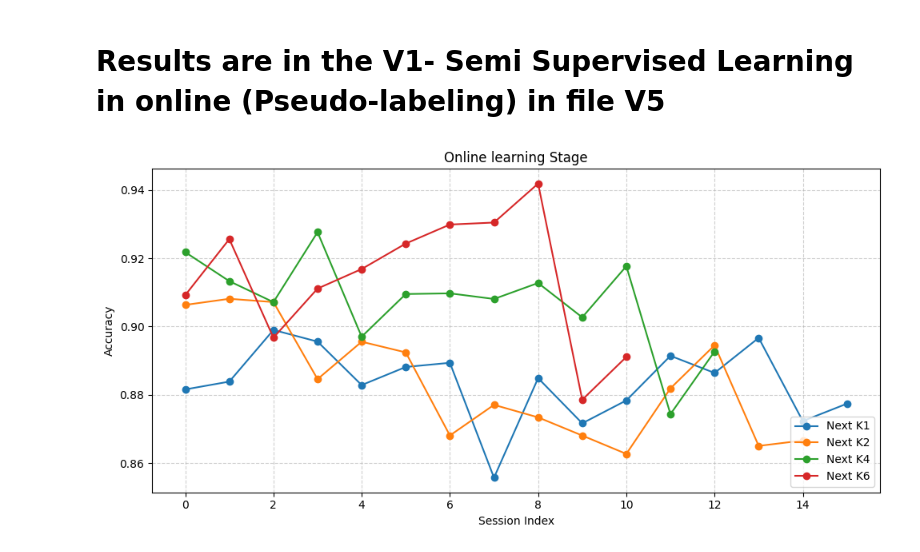
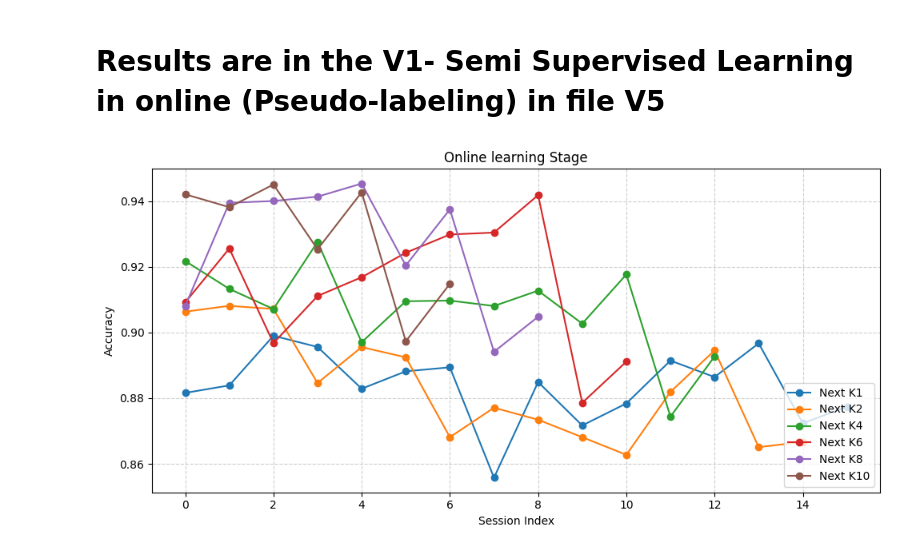
Before and after one commit to Hunminlee/Neural_Computing_Interface_MindForce, a Jupyter notebook: V6 Paper/Online gesture - Subsection 2/All_subjects.ipynb, the cells around one changed output. Cells and saved outputs as stored; diff of their text form; code cells hidden in the pictures.

```diff
--- a/V6 Paper/Online gesture - Subsection 2/All_subjects.ipynb
+++ b/V6 Paper/Online gesture - Subsection 2/All_subjects.ipynb
@@ -136,30 +164,36 @@ M_Next_Session_Test_Acc_K4 = [0.9217755794525146, 0.913288950920105, 0.907155275
 M_Same_Session_Test_Acc_K6 = [0.9085118770599365, 0.9049826264381409, 0.9212507009506226, 0.900696873664856, 0.9090909361839294, 0.9181184768676758, 0.9305153489112854,0.9321739077568054, 0.9274100065231323, 0.9334490895271301, 0.8670151233673096]
 M_Next_Session_Test_Acc_K6 = [0.9091830849647522, 0.9255934953689575, 0.8967470526695251, 0.9111175537109375, 0.9168360233306885, 0.924290657043457, 0.9298550486564636, 0.9304385781288147, 0.9418402910232544, 0.8785942196846008, 0.8911207914352417]
 
+M_Same_Session_Test_Acc_K8 = [0.9374638199806213, 0.9117305278778076, 0.9444122910499573, 0.9448316097259521, 0.9438332319259644, 0.9472463726997375, 0.9250870943069458, 0.9293981194496155, 0.8937281966209412]
+M_Next_Session_Test_Acc_K8 = [0.9080743789672852, 0.9394904375076294, 0.9400580525398254, 0.9413723349571228, 0.9453623294830322, 0.9204182624816895, 0.9375, 0.8941330313682556, 0.9048035144805908]
+
+M_Same_Session_Test_Acc_K10 = [0.9195135831832886, 0.9448316097259521, 0.9386218786239624, 0.9472463726997375, 0.9303135871887207, 0.9479166865348816, 0.8989546895027161]
+M_Next_Session_Test_Acc_K10 = [0.9420899748802185, 0.9381875991821289, 0.9450724720954895, 0.9253557920455933, 0.9427083134651184, 0.8973278999328613, 0.9148471355438232]
+
 Minjeong = [M_Same_Session_Test_Acc_K1, M_Next_Session_Test_Acc_K1, M_Same_Session_Test_Acc_K2, M_Next_Session_Test_Acc_K2,
  M_Same_Session_Test_Acc_K4, M_Next_Session_Test_Acc_K4, M_Same_Session_Test_Acc_K6, M_Next_Session_Test_Acc_K6]
 
-Minjeong_Same = [M_Same_Session_Test_Acc_K1, M_Same_Session_Test_Acc_K2, M_Same_Session_Test_Acc_K4, M_Same_Session_Test_Acc_K6]
-Minjeong_Next = [M_Next_Session_Test_Acc_K1, M_Next_Session_Test_Acc_K2, M_Next_Session_Test_Acc_K4, M_Next_Session_Test_Acc_K6]
+Minjeong_Same = [M_Same_Session_Test_Acc_K1, M_Same_Session_Test_Acc_K2, M_Same_Session_Test_Acc_K4, M_Same_Session_Test_Acc_K6, M_Same_Session_Test_Acc_K8, M_Same_Session_Test_Acc_K10]
+Minjeong_Next = [M_Next_Session_Test_Acc_K1, M_Next_Session_Test_Acc_K2, M_Next_Session_Test_Acc_K4, M_Next_Session_Test_Acc_K6, M_Next_Session_Test_Acc_K8, M_Next_Session_Test_Acc_K10]
 # %%
 def draw_plot(acc_lst):
     plt.figure(figsize=(10, 5))
-    labels = ['Next K1', 'Next K2', 'Next K4', 'Next K6']
+    labels = ['Next K1', 'Next K2', 'Next K4', 'Next K6', 'Next K8', 'Next K10']
     for i in range(len(acc_lst)):
         plt.plot(acc_lst[i], label=labels[i], marker='o')
     plt.title('Online learning Stage')
     plt.xlabel('Session Index')
     plt.ylabel('Accuracy')
     plt.grid(True, linestyle='--', alpha=0.6)
     plt.legend(loc='lower right')
     plt.tight_layout()
     plt.show()
 
 
 draw_plot(Minjeong_Next)
 #draw_plot(Minjeong_Same)
 # %% [output]
-[figure, old version]
+[figure, new version]
 # %%
 lst = Harold_Next
 for i in range(len(lst)):
```
Also changed, not shown: parts of 11 cells of this notebook.
